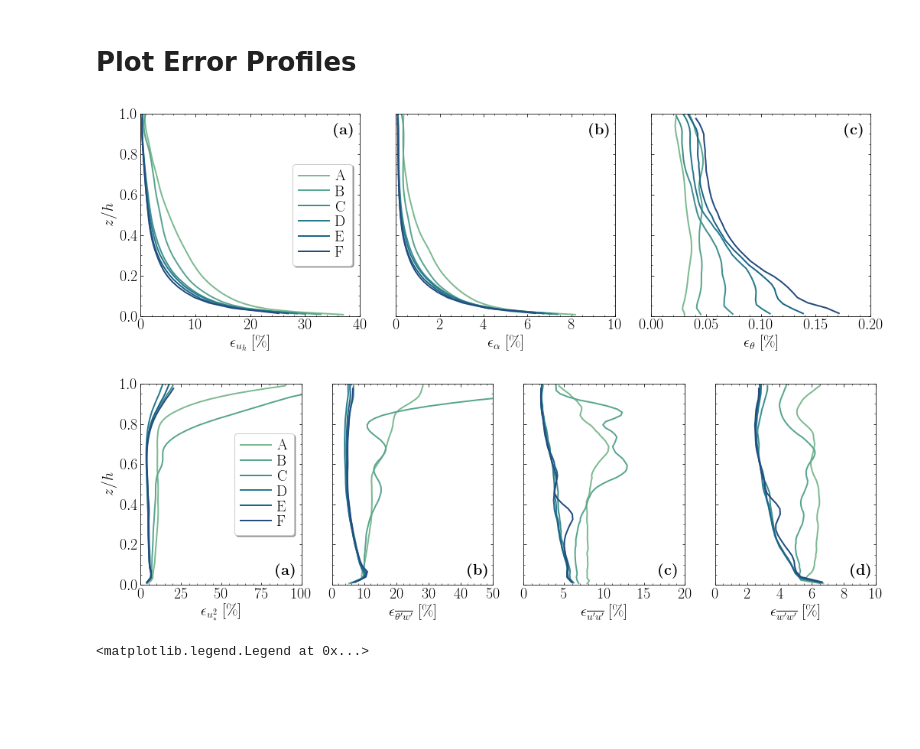
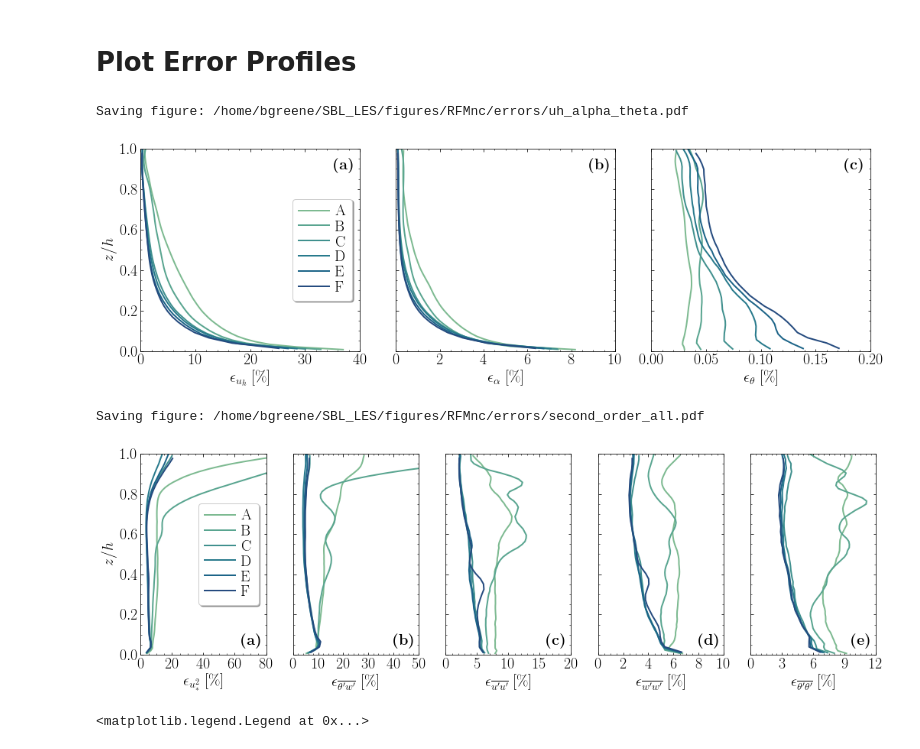
Before and after one commit to bgreene777/SBL_LES, a Jupyter notebook: ipynb/plot_RFMnc.ipynb, the cells around one changed output. Saved outputs shown, nothing was run; the diff lists cells and outputs as text; code cells hidden in the pictures; blank space fills up the shorter version.

Commit message:
save new figures for R1

```diff
--- a/ipynb/plot_RFMnc.ipynb
+++ b/ipynb/plot_RFMnc.ipynb
@@ -44,6 +44,7 @@ sall = []
 Lall = []
 Aall = []
 err = []
+Call, pall = [], []
 # loop over sims and load stats, spectrogram data
 for sim in sims:
     dnc = f"/home/bgreene/simulations/{sim}_192/output/netcdf/"
@@ -65,6 +66,9 @@ for sim in sims:
     # load error files
     e = xr.load_dataset(dnc+"err.nc")
     err.append(e)
+    # load RFM coefficients
+    Call.append(xr.load_dataset(dnc+"fit_C.nc"))
+    pall.append(xr.load_dataset(dnc+"fit_p.nc"))
 
 # define colormap based on number of simulations
 nsim = len(sims)
@@ -387,16 +422,17 @@ for iax, s in zip(ax1, list("abc")):
                 transform=iax.transAxes)
 fig1.tight_layout()
 # save and close
-# fsave1 = f"{figdir}errors/uh_alpha_theta.pdf"
-# print(f"Saving figure: {fsave1}")
-# fig1.savefig(fsave1)
+fsave1 = f"{figdir}errors/uh_alpha_theta.pdf"
+print(f"Saving figure: {fsave1}")
+fig1.savefig(fsave1)
 # plt.close(fig1)
 # %% [output]
+Saving figure: /home/bgreene/SBL_LES/figures/RFMnc/errors/uh_alpha_theta.pdf
 [figure]
 # %%
-# Figure 2: 4-panel covariances and variances
-# ustar2, theta'w', u'u', w'w'
-fig2, ax2 = plt.subplots(nrows=1, ncols=4, sharey=True, figsize=(14.8, 5))
+# Figure 2: 5-panel covariances and variances
+# ustar2, theta'w', u'u', w'w', theta'theta'
+fig2, ax2 = plt.subplots(nrows=1, ncols=5, sharey=True, figsize=(14.8, 5))
 # loop through simulations
 for i, (e, s) in enumerate(zip(err, sall)):
     # u'w'
@@ -407,41 +443,48 @@ for i, (e, s) in enumerate(zip(err, sall)):
     ax2[2].plot(100.*e.uu_var_rot, e.z/s.h, c=colors[i], ls="-", lw=2, label=s.label2)
     # w'w'
     ax2[3].plot(100.*e.ww_var, e.z/s.h, c=colors[i], ls="-", lw=2, label=s.label2)
+    # t't'
+    ax2[4].plot(100.*e.tt_var, e.z/s.h, c=colors[i], ls="-", lw=2, label=s.label2)
 # labels
 ax2[0].set_ylabel("$z/h$")
 ax2[0].set_ylim([0, 1])
 ax2[0].yaxis.set_major_locator(MultipleLocator(0.2))
 ax2[0].yaxis.set_minor_locator(MultipleLocator(0.05))
 ax2[0].set_xlabel("$\\epsilon_{u_{*}^2}$ [\%]")
-ax2[0].set_xlim([0, 100])
-ax2[0].xaxis.set_major_locator(MultipleLocator(25))
+ax2[0].set_xlim([0, 80])
+ax2[0].xaxis.set_major_locator(MultipleLocator(20))
 ax2[0].xaxis.set_minor_locator(MultipleLocator(5))
 ax2[0].legend(loc="right", labelspacing=0.10, handletextpad=0.4, shadow=True)
 ax2[1].set_xlabel("$\\epsilon_{\\overline{\\theta'w'}}$ [\%]")
 ax2[1].set_xlim([0, 50])
 ax2[1].xaxis.set_major_locator(MultipleLocator(10))
 ax2[1].xaxis.set_minor_locator(MultipleLocator(2))
 ax2[2].set_xlabel("$\\epsilon_{\\overline{u'u'}}$ [\%]")
 ax2[2].set_xlim([0, 20])
 ax2[2].xaxis.set_major_locator(MultipleLocator(5))
 ax2[2].xaxis.set_minor_locator(MultipleLocator(1))
 ax2[3].set_xlabel("$\\epsilon_{\\overline{w'w'}}$ [\%]")
 ax2[3].set_xlim([0, 10])
 ax2[3].xaxis.set_major_locator(MultipleLocator(2))
 ax2[3].xaxis.set_minor_locator(MultipleLocator(0.5))
+ax2[4].set_xlim([0, 12])
+ax2[4].xaxis.set_major_locator(MultipleLocator(3))
+ax2[4].xaxis.set_minor_locator(MultipleLocator(0.5))
+ax2[4].set_xlabel("$\\epsilon_{\\overline{\\theta'\\theta'}}$ [\%]")
 # edit ticks and add subplot labels
-for iax, s in zip(ax2, list("abcd")):
+for iax, s in zip(ax2, list("abcde")):
     iax.tick_params(which="both", direction="in", top=True, right=True)
-    iax.text(0.84,0.05,f"$\\textbf{{({s})}}$",fontsize=20,
+    iax.text(0.8,0.05,f"$\\textbf{{({s})}}$",fontsize=20,
                 transform=iax.transAxes)
 fig2.tight_layout()
 # save and close
-# fsave2 = f"{figdir}errors/second_order_all.pdf"
-# print(f"Saving figure: {fsave2}")
-# fig2.savefig(fsave2)
+fsave2 = f"{figdir}errors/second_order_all.pdf"
+print(f"Saving figure: {fsave2}")
+fig2.savefig(fsave2)
 # plt.close(fig2)
 # %% [output]
+Saving figure: /home/bgreene/SBL_LES/figures/RFMnc/errors/second_order_all.pdf
-[figure, old version]
+[figure, new version]
 # %%
 fig2a, ax2a = plt.subplots(1, figsize=(3.7, 5))
 for i, (e, s) in enumerate(zip(err, sall)):
```
Also changed, not shown: parts of 11 cells of this notebook, 1 other file.
